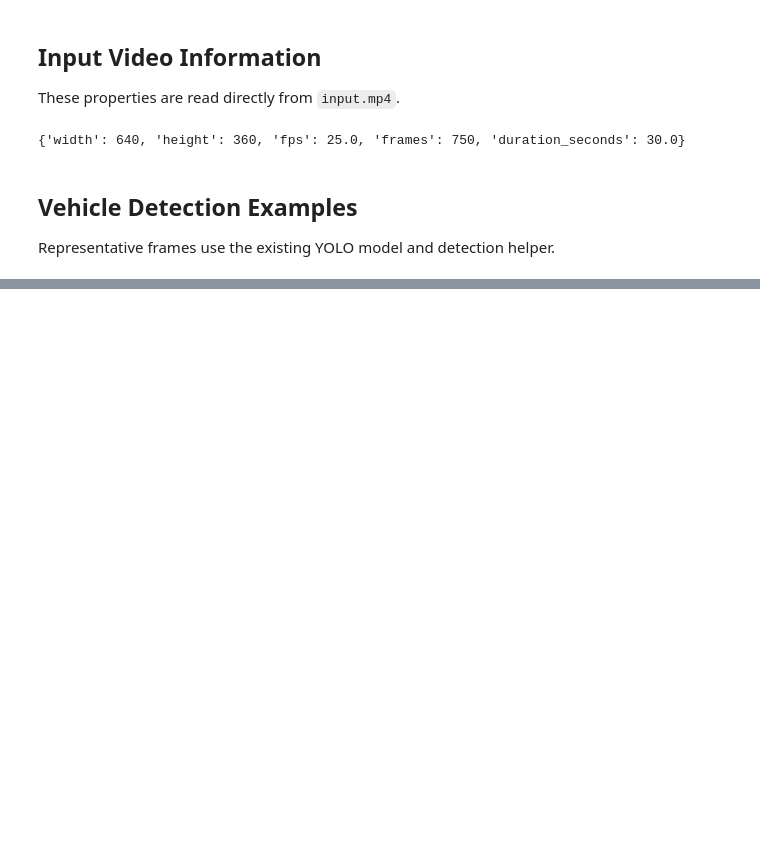
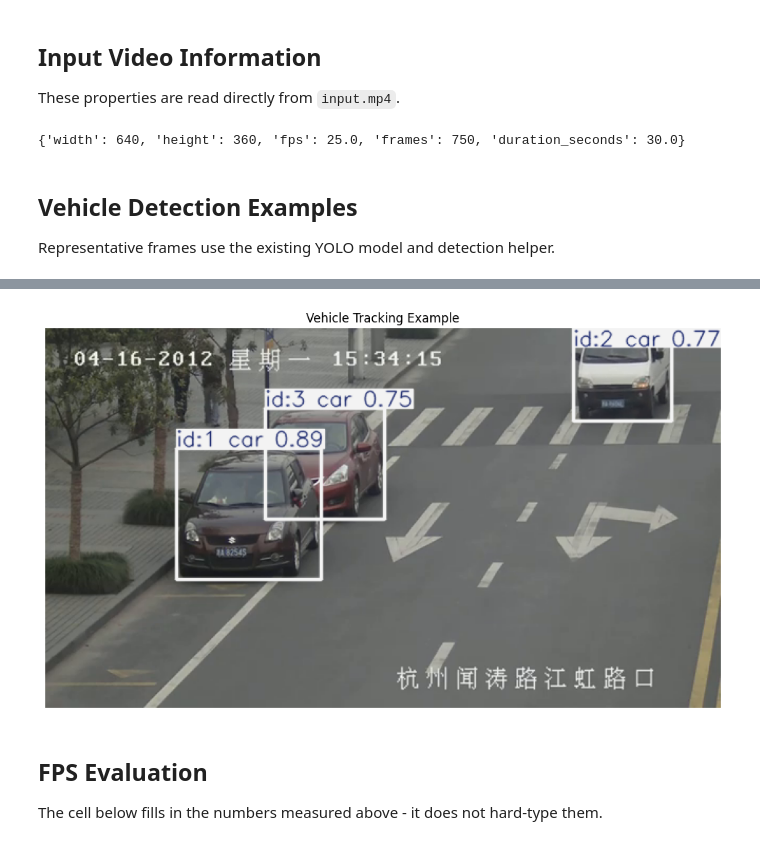
Before and after one commit to Aml517/Aswan-SmartCurbs-AI, a Jupyter notebook: 03_evaluation.ipynb, the cells around one changed output, grey strips where cells are left out. Saved outputs shown, nothing was run; the diff lists cells and outputs as text; code cells hidden in the pictures; blank space fills up the shorter version.

Commit message:
Update evaluation notebook with new version

```diff
--- a/03_evaluation.ipynb
+++ b/03_evaluation.ipynb
@@ -601,0 +190,23 @@ Parking occupancy detection was successfully implemented using predefined parkin
+# %%
+cap = cv2.VideoCapture(str(INPUT_VIDEO))
+for _ in range(100):
+    ret, frame = cap.read()
+cap.release()
+
+if not ret:
+    print("Could not read frame")
+else:
+    results = model.track(frame, persist=True, tracker="bytetrack.yaml", verbose=False)
+    annotated_frame = results[0].plot()
+    annotated_frame = cv2.cvtColor(annotated_frame, cv2.COLOR_BGR2RGB)
+    plt.figure(figsize=(12, 7))
+    plt.imshow(annotated_frame)
+    plt.axis("off")
+    plt.title("Vehicle Tracking Example")
+    plt.show()
+# %% [output]
+[figure, added]
+# %% [markdown]
+## FPS Evaluation
+
+The cell below fills in the numbers measured above - it does not hard-type them.
```
Also changed, not shown: parts of 46 cells of this notebook, 10 other files.
